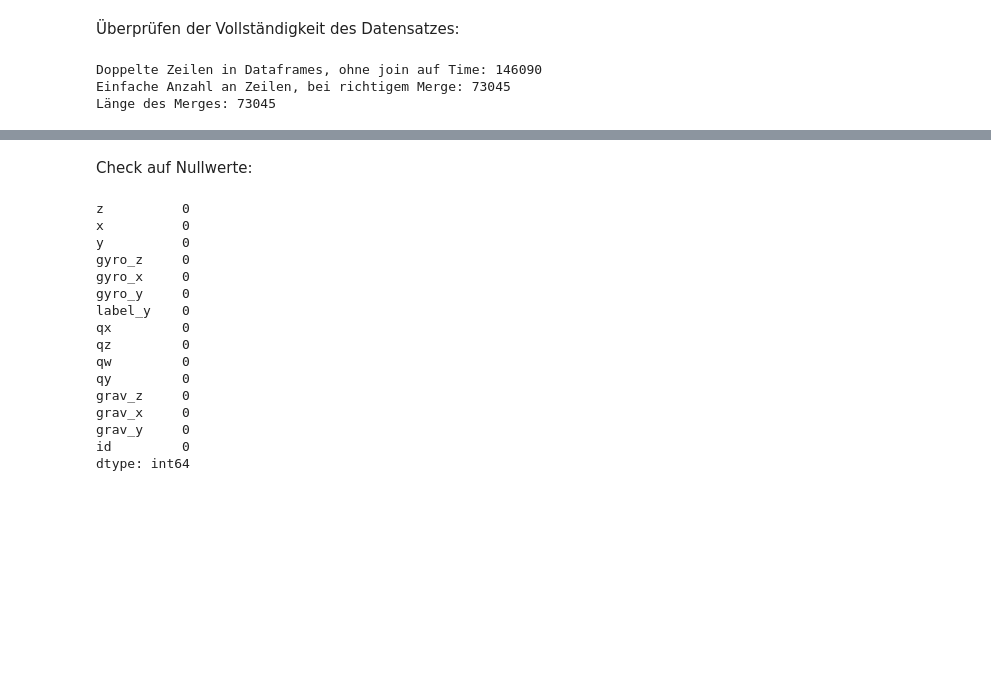
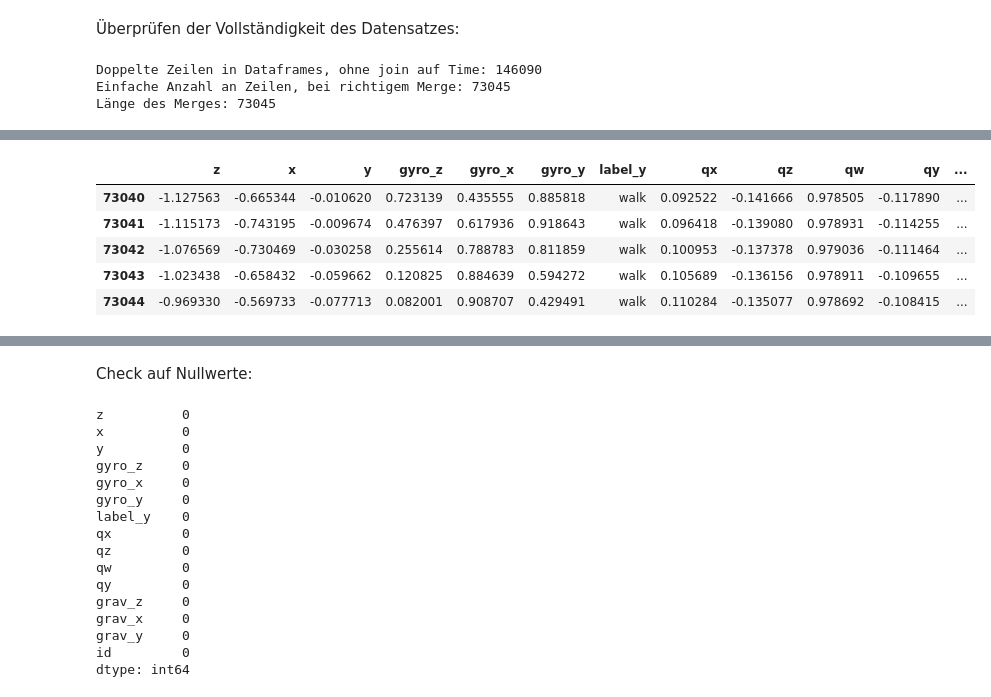
Before and after one commit to prizyou/Lexicon-Legends, a Jupyter notebook: FallDetection_Abgabe_final.ipynb, the cells around one changed output, grey strips where cells are left out. Saved outputs shown, nothing was run; the diff lists cells and outputs as text; code cells hidden in the pictures; blank space fills up the shorter version.

```diff
--- a/FallDetection_Abgabe_final.ipynb
+++ b/FallDetection_Abgabe_final.ipynb
@@ -554,4 +547,13 @@ df_combined_walk
 73045 rows × 15 columns
+# %%
+df_combined_walk.tail()
+# %% [output]
+|  | z | x | y | gyro_z | gyro_x | gyro_y | label_y | qx | qz | qw | qy | ... |
+| 73040 | -1.127563 | -0.665344 | -0.010620 | 0.723139 | 0.435555 | 0.885818 | walk | 0.092522 | -0.141666 | 0.978505 | -0.117890 | ... |
+| 73041 | -1.115173 | -0.743195 | -0.009674 | 0.476397 | 0.617936 | 0.918643 | walk | 0.096418 | -0.139080 | 0.978931 | -0.114255 | ... |
+| 73042 | -1.076569 | -0.730469 | -0.030258 | 0.255614 | 0.788783 | 0.811859 | walk | 0.100953 | -0.137378 | 0.979036 | -0.111464 | ... |
+| 73043 | -1.023438 | -0.658432 | -0.059662 | 0.120825 | 0.884639 | 0.594272 | walk | 0.105689 | -0.136156 | 0.978911 | -0.109655 | ... |
+| 73044 | -0.969330 | -0.569733 | -0.077713 | 0.082001 | 0.908707 | 0.429491 | walk | 0.110284 | -0.135077 | 0.978692 | -0.108415 | ... |
 # %%
 df_combined_fall
 # %% [output]
```
Also changed, not shown: parts of 52 cells of this notebook.
